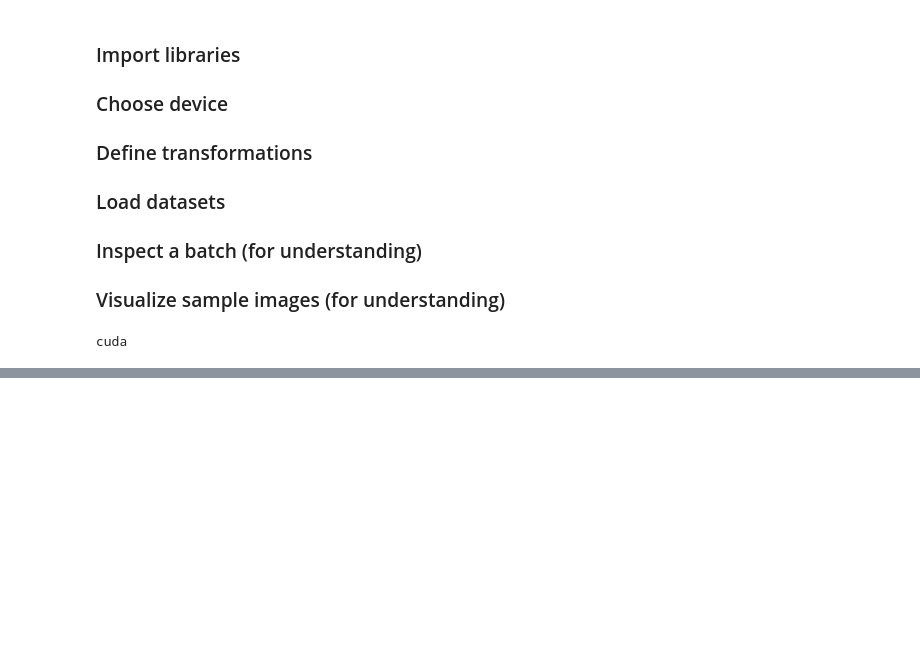
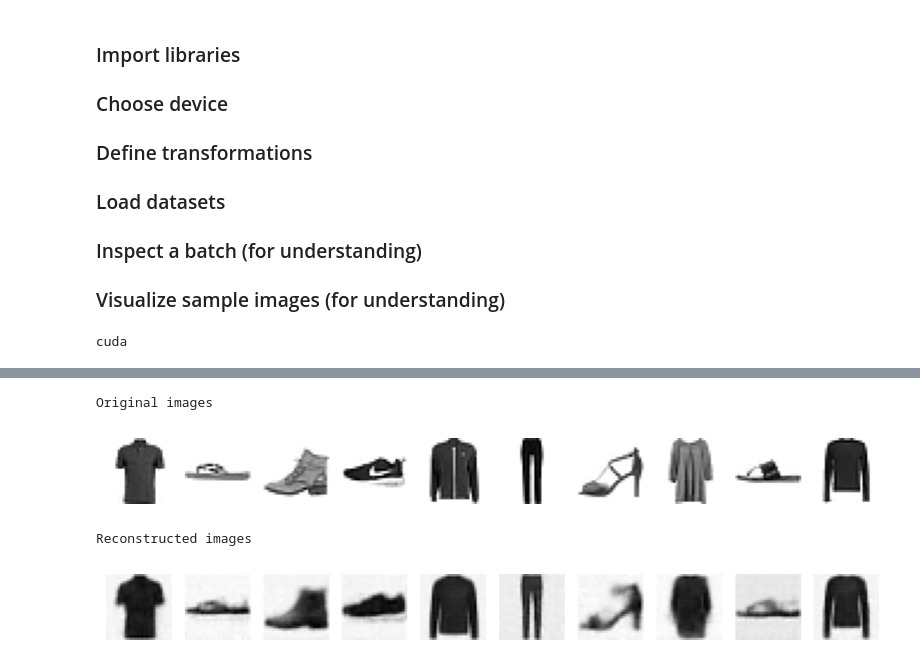
Before and after one commit to Dopo0/Project-deep-unsupervised-learning, a Jupyter notebook: VAEs CNN.ipynb, the cells around one changed output, grey strips where cells are left out. Cells and saved outputs as stored; diff of their text form; code cells hidden in the pictures; blank space fills up the shorter version.

```diff
--- a/VAEs CNN.ipynb
+++ b/VAEs CNN.ipynb
@@ -250,0 +251,33 @@ torch.Size([1, 8])
+# %%
+model
+# Get a batch of test images
+dataiter = iter(testLoader)
+images, labels = next(dataiter)
+
+# Show original images
+plt.figure(figsize=(10, 4))
+print('Original images')
+for i in range(10):
+    plt.subplot(2, 10, i + 1)
+    plt.imshow(images[i].numpy().squeeze(), cmap='gray_r')
+    plt.axis('off')
+plt.show()
+
+# Show reconstructed images
+with torch.no_grad():
+    model.eval()
+    images = images.to(device)
+    encoded, outputs, _, _ = model(images)
+    outputs = outputs.view(-1, 1, 28, 28).cpu()
+    plt.figure(figsize=(10, 4))
+    print('Reconstructed images')
+    for i in range(10):
+        plt.subplot(2, 10, i + 1)
+        plt.imshow(outputs[i].numpy().squeeze(), cmap='gray_r')
+        plt.axis('off')
+    plt.show()
+# %% [output]
+Original images
+[figure, added]
+Reconstructed images
+[figure, added]
```
Also changed, not shown: parts of 3 cells of this notebook, 1 other file.
